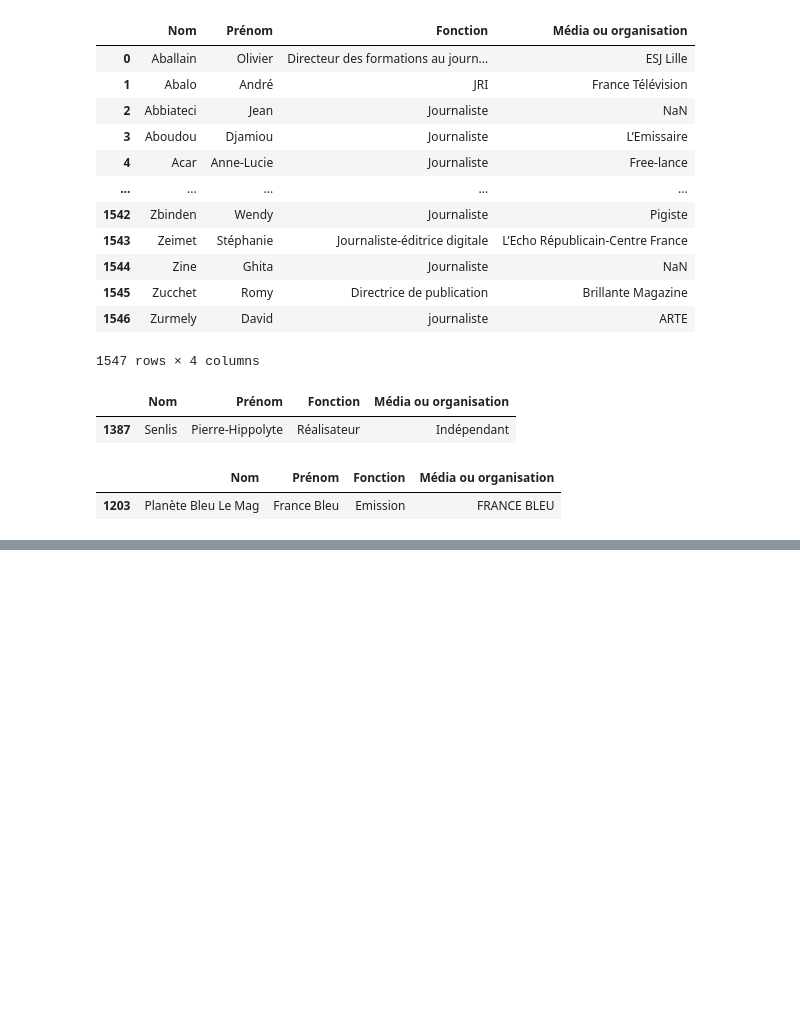
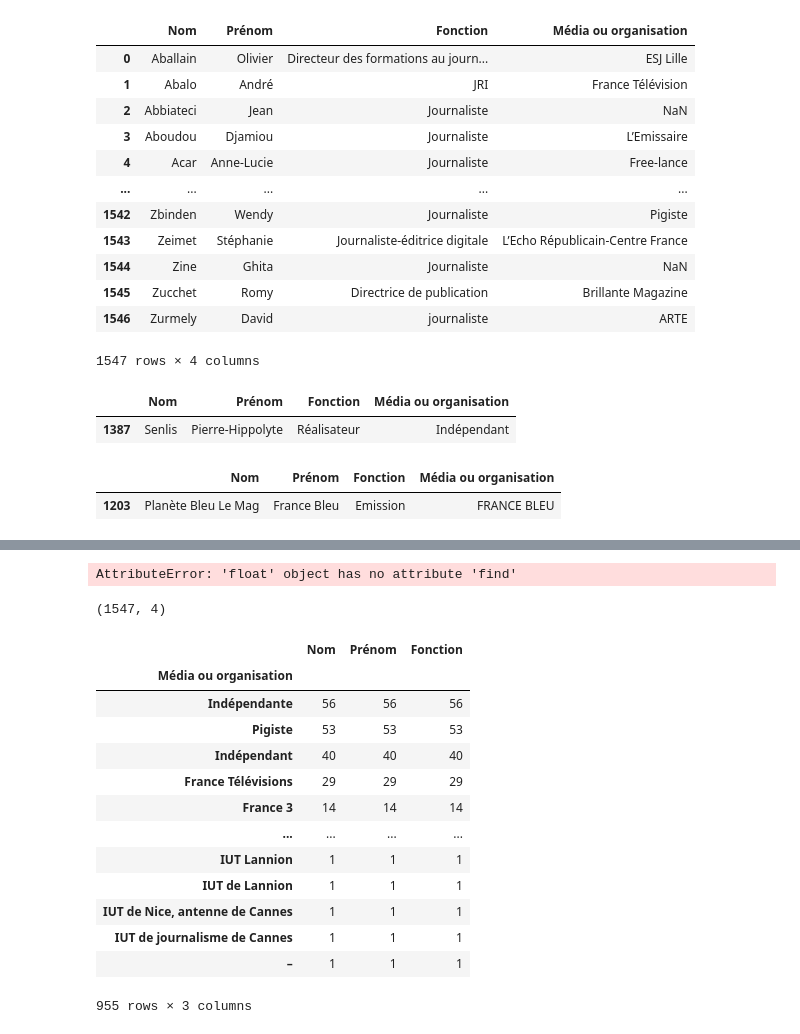
Before and after one commit to dataforgoodfr/quotaclimat, a Jupyter notebook: notebooks/scrapping_signataires_charte_journalisme_ecologie.ipynb, the cells around one changed output, grey strips where cells are left out. Drawn from its saved outputs; the diff is of its cells as text; code cells hidden in the pictures; blank space fills up the shorter version.

```diff
--- a/notebooks/scrapping_signataires_charte_journalisme_ecologie.ipynb
+++ b/notebooks/scrapping_signataires_charte_journalisme_ecologie.ipynb
@@ -116,0 +207,10 @@ df_signing_journalists.to_csv("../data/charter_signing_journalists.csv", index=F
+# %%
+df_signing_journalists["Prénom"] = df_signing_journalists["Prénom"].apply(
+    capitalize
+)
+# %% [output]
+AttributeError: 'float' object has no attribute 'find'
+# %%
+df_signing_journalists.shape
+# %% [output]
+(1547, 4)
@@ -116,0 +233,19 @@ df_signing_journalists.to_csv("../data/charter_signing_journalists.csv", index=F
+# %%
+count_medias = df_signing_journalists
+# %%
+count_medias
+# %% [output]
+|  | Nom | Prénom | Fonction |
+| Média ou organisation |  |  |  |
+| Indépendante | 56 | 56 | 56 |
+| Pigiste | 53 | 53 | 53 |
+| Indépendant | 40 | 40 | 40 |
+| France Télévisions | 29 | 29 | 29 |
+| France 3 | 14 | 14 | 14 |
+| ... | ... | ... | ... |
+| IUT Lannion | 1 | 1 | 1 |
+| IUT de Lannion | 1 | 1 | 1 |
+| IUT de Nice, antenne de Cannes | 1 | 1 | 1 |
+| IUT de journalisme de Cannes | 1 | 1 | 1 |
+| – | 1 | 1 | 1 |
+955 rows × 3 columns
```
Also changed, not shown: parts of 11 cells of this notebook, 3 other files.
